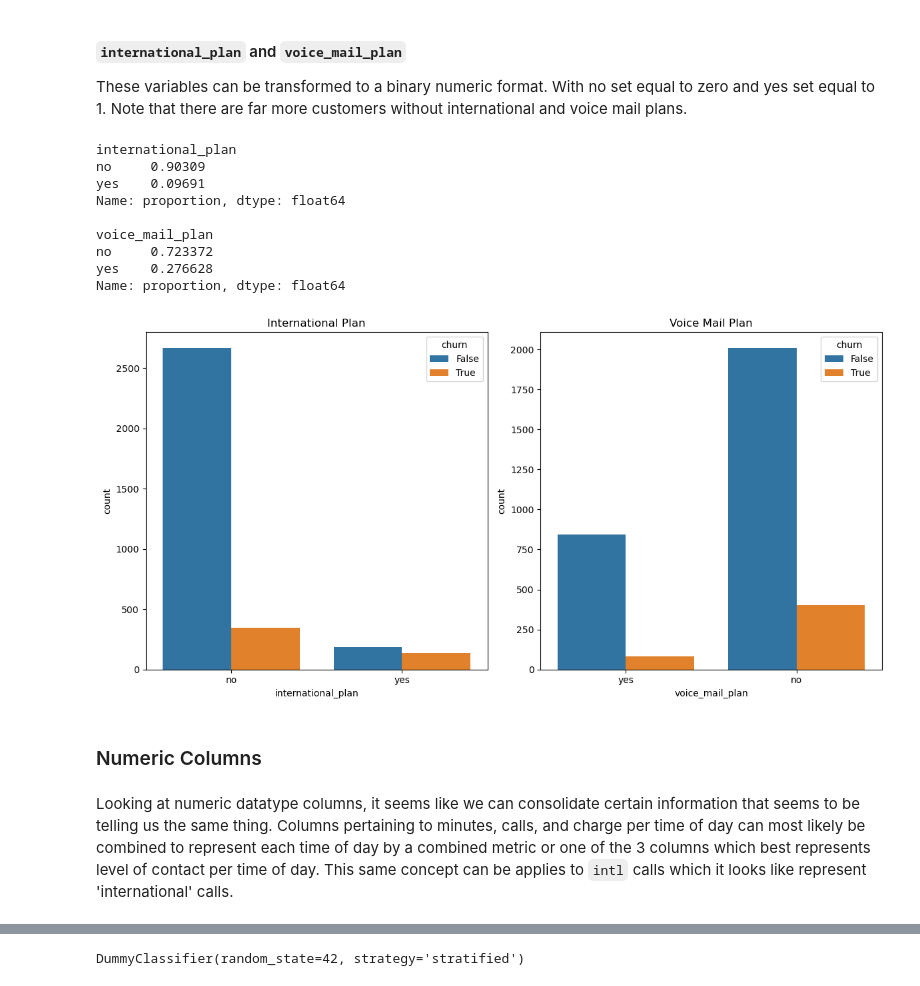
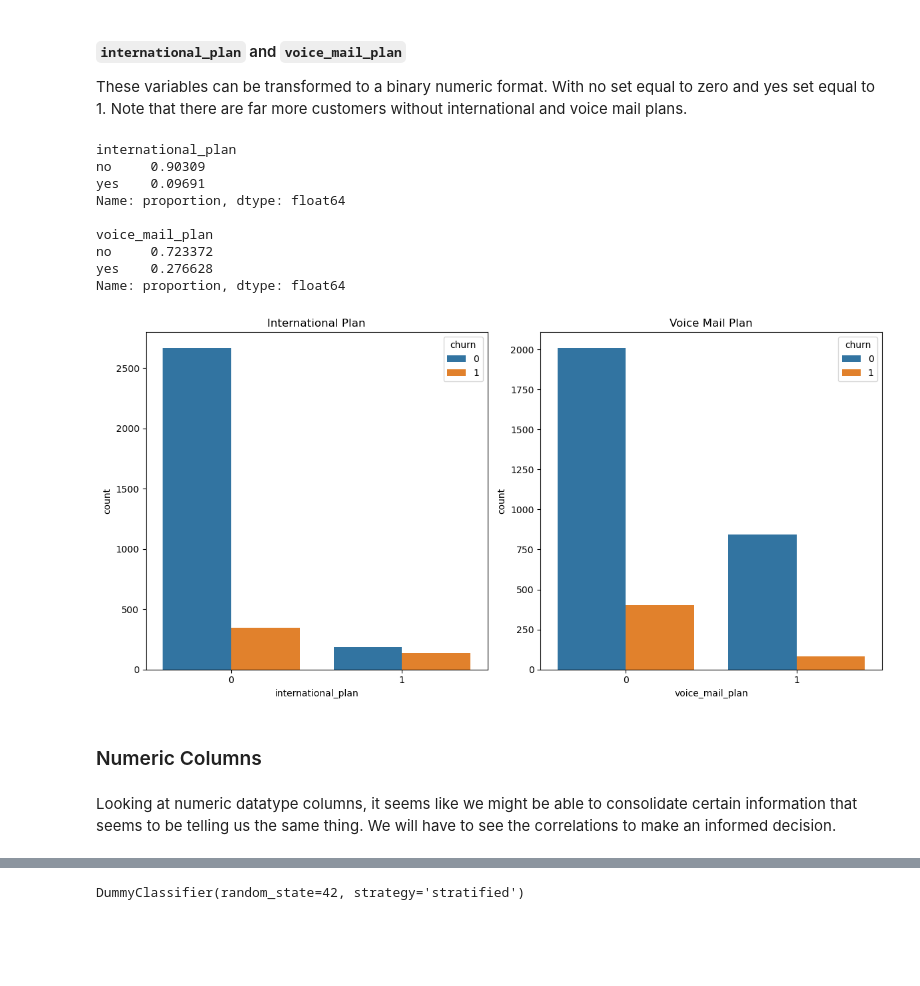
Before and after one commit to erankova/Phase_3_Project, a Jupyter notebook: Phase_3_Project-Copy1.ipynb, the cells around one changed output, grey strips where cells are left out. Drawn from its saved outputs; the diff is of its cells as text; code cells hidden in the pictures; blank space fills up the shorter version.

```diff
--- a/Phase_3_Project-Copy1.ipynb
+++ b/Phase_3_Project-Copy1.ipynb
@@ -93,0 +120,6 @@ Name: proportion, dtype: float64
+# %%
+#Perfoming label encoding
+#False becomes 0 and True becomes 1
+encoder = LabelEncoder()
+df['churn'] = encoder.fit_transform(df['churn'])
+df['churn'].value_counts()
@@ -152,39 +190,45 @@ These variables can be transformed to a binary numeric format. With no set equal
 print(df['international_plan'].value_counts(normalize=True))
 print()
 print(df['voice_mail_plan'].value_counts(normalize=True))
+
+
+#Performing label encoding
+#No becomes 0 and yes becomes 1.
+df['international_plan'] = encoder.fit_transform(df['international_plan'])
+df['voice_mail_plan'] = encoder.fit_transform(df['voice_mail_plan'])
 
 #Histograms
 # Create a figure with two subplots
 fig, axes = plt.subplots(1, 2, figsize=(12, 6))
 
 # Plot the first count plot
 sns.countplot(x='international_plan', hue='churn', data=df, ax=axes[0])
 axes[0].set_title('International Plan')
 
 # Plot the second count plot
 sns.countplot(x='voice_mail_plan', hue='churn', data=df, ax=axes[1])
 axes[1].set_title('Voice Mail Plan')
 
 # Adjust layout
 plt.tight_layout()
 
 # Show the plots
 plt.show()
 # %% [output]
 international_plan
 no     0.90309
 yes    0.09691
 Name: proportion, dtype: float64
 
 voice_mail_plan
 no     0.723372
 yes    0.276628
 Name: proportion, dtype: float64
-[figure, old version]
+[figure, new version]
 # %% [markdown]
 ### Numeric Columns
 # %% [markdown]
-Looking at numeric datatype columns, it seems like we can consolidate certain information that seems to be telling us the same thing. Columns pertaining to minutes, calls, and charge per time of day can most likely be combined to represent each time of day by a combined metric or one of the 3 columns which best represents level of contact per time of day. This same concept can be applies to `intl` calls which it looks like represent 'international' calls.
+Looking at numeric datatype columns, it seems like we might be able to consolidate certain information that seems to be telling us the same thing. We will have to see the correlations to make an informed decision.
 # %%
 df.select_dtypes('number')
 # %% [output]
```
Also changed, not shown: parts of 113 cells of this notebook, 5 other files.
